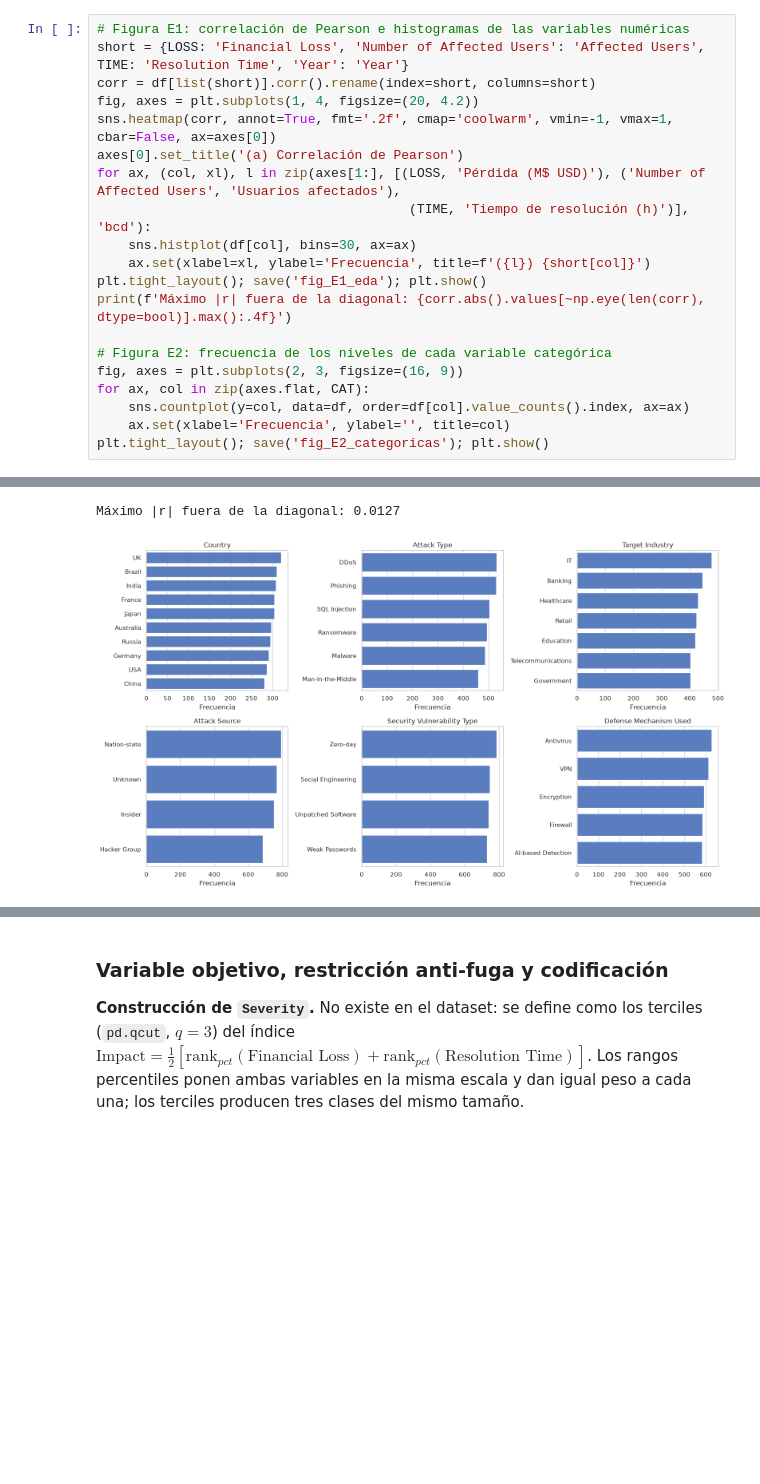
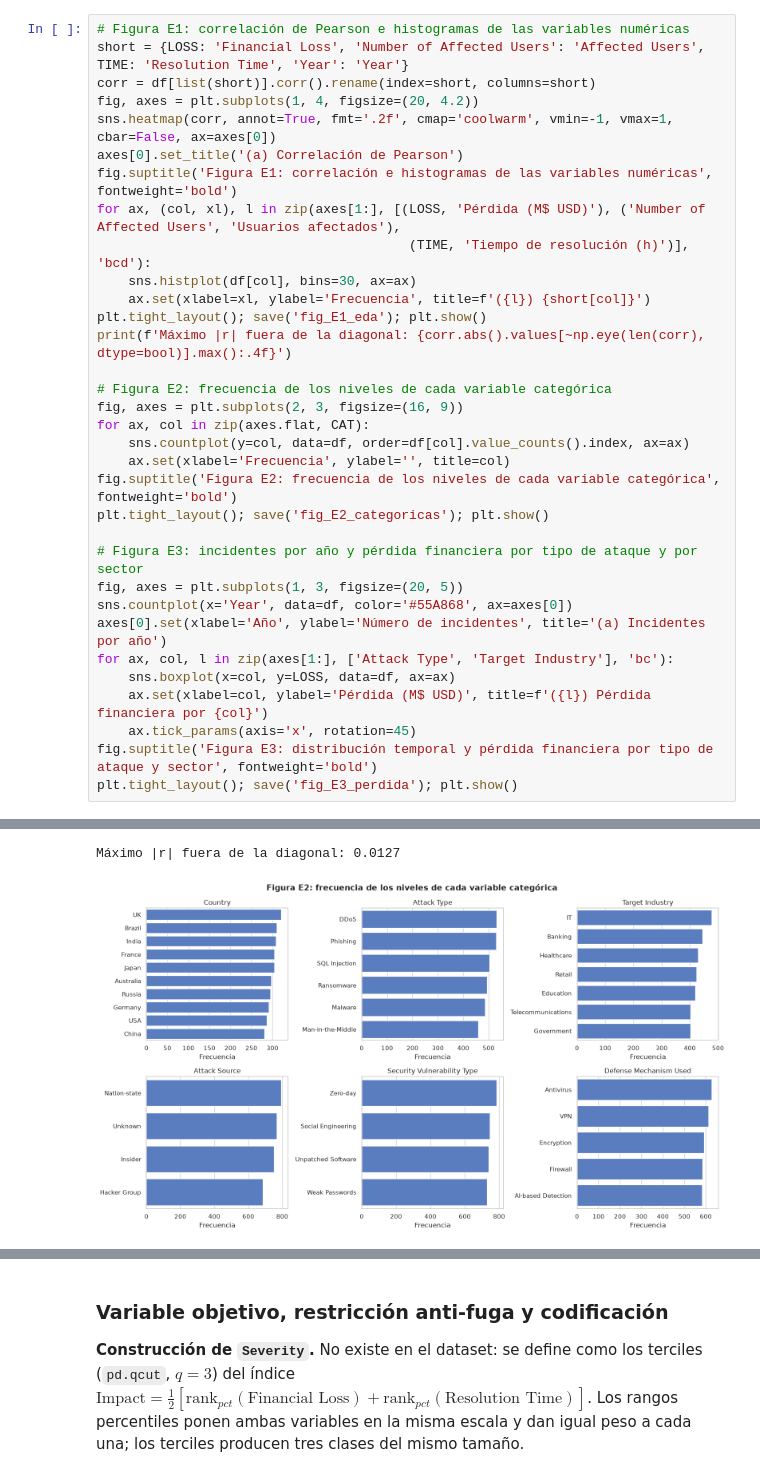
Before and after one commit to acenerumination/MLProject_Cybersecurity_Threat_Severity_and_Impact_Classification, a Jupyter notebook: proyectoModelosII.ipynb, the cells around one changed output, grey strips where cells are left out. Drawn from its saved outputs; the diff is of its cells as text; blank space fills up the shorter version.

```diff
--- a/proyectoModelosII.ipynb
+++ b/proyectoModelosII.ipynb
@@ -108,6 +133,7 @@ corr = df[list(short)].corr().rename(index=short, columns=short)
 fig, axes = plt.subplots(1, 4, figsize=(20, 4.2))
 sns.heatmap(corr, annot=True, fmt='.2f', cmap='coolwarm', vmin=-1, vmax=1, cbar=False, ax=axes[0])
 axes[0].set_title('(a) Correlación de Pearson')
+fig.suptitle('Figura E1: correlación e histogramas de las variables numéricas', fontweight='bold')
 for ax, (col, xl), l in zip(axes[1:], [(LOSS, 'Pérdida (M$ USD)'), ('Number of Affected Users', 'Usuarios afectados'),
                                         (TIME, 'Tiempo de resolución (h)')], 'bcd'):
     sns.histplot(df[col], bins=30, ax=ax)
@@ -120,5 +146,17 @@ fig, axes = plt.subplots(2, 3, figsize=(16, 9))
 for ax, col in zip(axes.flat, CAT):
     sns.countplot(y=col, data=df, order=df[col].value_counts().index, ax=ax)
     ax.set(xlabel='Frecuencia', ylabel='', title=col)
+fig.suptitle('Figura E2: frecuencia de los niveles de cada variable categórica', fontweight='bold')
 plt.tight_layout(); save('fig_E2_categoricas'); plt.show()
+
+# Figura E3: incidentes por año y pérdida financiera por tipo de ataque y por sector
+fig, axes = plt.subplots(1, 3, figsize=(20, 5))
+sns.countplot(x='Year', data=df, color='#55A868', ax=axes[0])
+axes[0].set(xlabel='Año', ylabel='Número de incidentes', title='(a) Incidentes por año')
+for ax, col, l in zip(axes[1:], ['Attack Type', 'Target Industry'], 'bc'):
+    sns.boxplot(x=col, y=LOSS, data=df, ax=ax)
+    ax.set(xlabel=col, ylabel='Pérdida (M$ USD)', title=f'({l}) Pérdida financiera por {col}')
+    ax.tick_params(axis='x', rotation=45)
+fig.suptitle('Figura E3: distribución temporal y pérdida financiera por tipo de ataque y sector', fontweight='bold')
+plt.tight_layout(); save('fig_E3_perdida'); plt.show()
 # %% [output]
@@ -126,2 +164,2 @@ plt.tight_layout(); save('fig_E2_categoricas'); plt.show()
 Máximo |r| fuera de la diagonal: 0.0127
-[figure, old version]
+[figure, new version]
```
Also changed, not shown: parts of 21 cells of this notebook, 12 other files.
